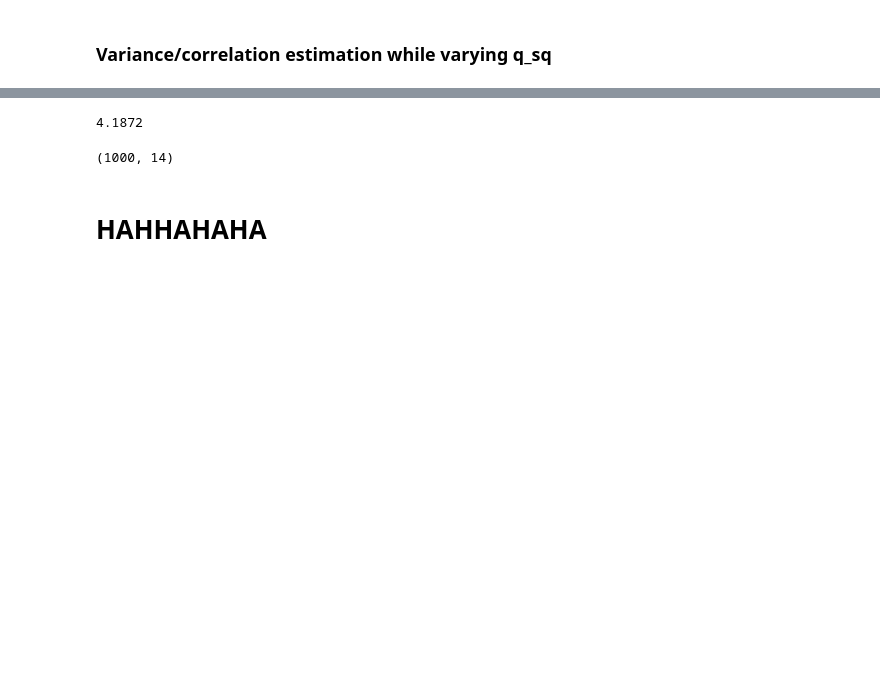
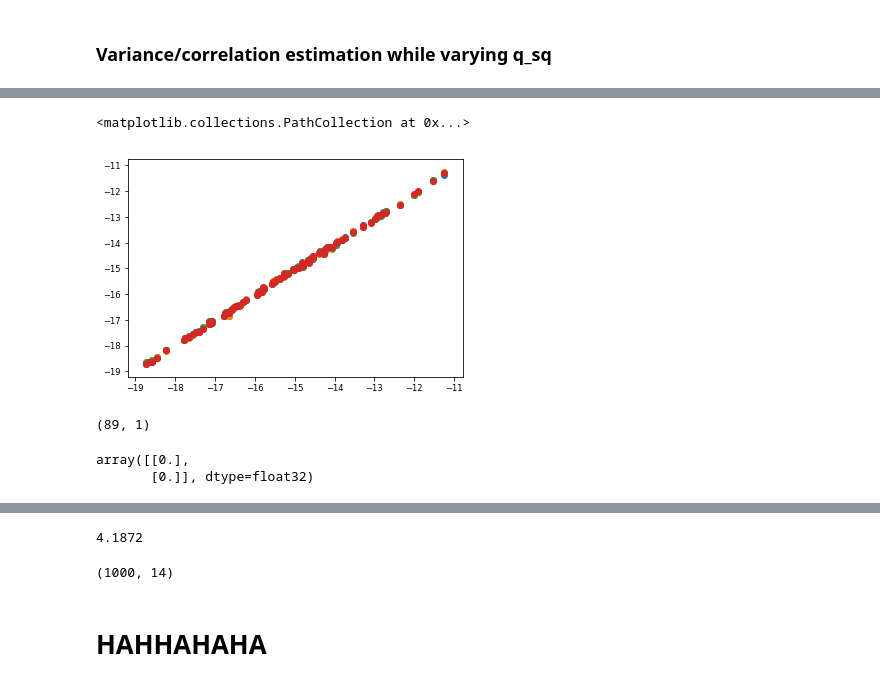
Before and after one commit to yelabucsf/scrna-parameter-estimation, a Jupyter notebook: analysis/simulation/estimator_validation.ipynb, the cells around one changed output, grey strips where cells are left out. Cells and saved outputs as stored; diff of their text form; code cells hidden in the pictures; blank space fills up the shorter version.

```diff
--- a/analysis/simulation/estimator_validation.ipynb
+++ b/analysis/simulation/estimator_validation.ipynb
@@ -165,6 +160,8 @@ for col_num, q_sq in enumerate(q_sq_list):
     true_corrs = true_corrs[corr_cond]
     estimated_corrs = estimated_corrs[corr_cond]
 
+    break
+
     plt.subplot(num_subplot_row, num_subplot_col, col_num+1)
     sns.distplot(qs)
     plt.xlabel('q, Var(q)={:.1e}'.format(q_sq-q**2))
@@ -229,0 +337,20 @@ true_data[:, 1].var()
+# %%
+plt.scatter(
+    np.log(real_boot_vars_ci),
+    np.log(bin_1)
+)
+plt.scatter(
+    np.log(real_boot_vars_ci),
+    np.log(bin_5)
+)
+plt.scatter(
+    np.log(real_boot_vars_ci),
+    np.log(bin_10)
+)
+plt.scatter(
+    np.log(real_boot_vars_ci),
+    np.log(bin_20)
+)
+# %% [output]
+<matplotlib.collections.PathCollection at 0x...>
+[figure, added]
@@ -229,0 +374,9 @@ true_data[:, 1].var()
+# %%
+_sparse_bincount(data[:, 0], df['inv_size_factor'].values)[0].shape
+# %% [output]
+(89, 1)
+# %%
+data[[1, 2, 3], 0].toarray()[[1, 2]]
+# %% [output]
+array([[0.],
+       [0.]], dtype=float32)
```
Also changed, not shown: parts of 66 cells of this notebook, 3 other files.
